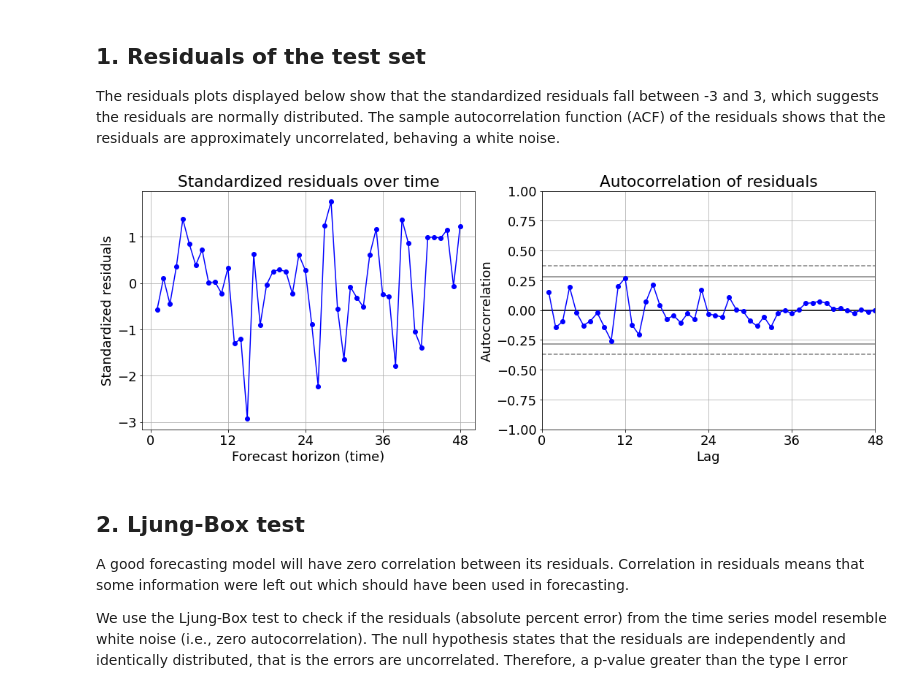
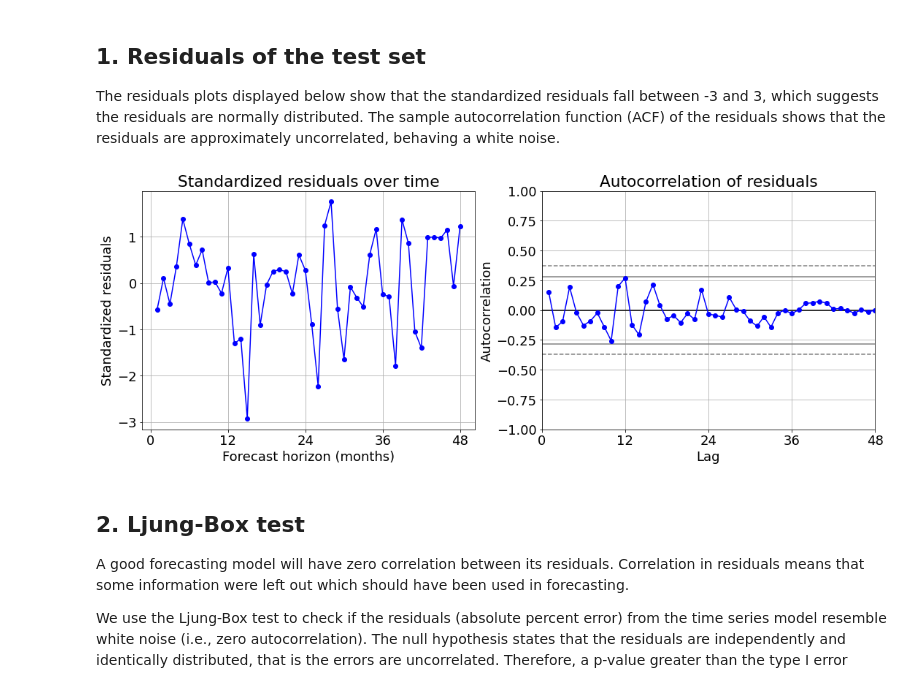
Before and after one commit to Owerre/Time-Series-Forecasting, a Jupyter notebook: fatality-forecast/notebooks/05-gpr.ipynb, the cells around one changed output. Saved outputs shown, nothing was run; the diff lists cells and outputs as text; code cells hidden in the pictures.

```diff
--- a/fatality-forecast/notebooks/05-gpr.ipynb
+++ b/fatality-forecast/notebooks/05-gpr.ipynb
@@ -129,25 +129,25 @@ The residuals plots displayed below show that the standardized residuals fall be
 # %%
 plt.figure(figsize = (18,6))
 residual = y_test-results['yhat']
 rstandard = (residual-np.mean(residual))/np.std(residual)
 ape = np.abs(residual)*100/np.abs(y_test)
 
 plt.subplot(121)
 plt.plot(range(1,len(rstandard)+1), rstandard, color = 'b', marker = 'o')
 plt.grid(True)
-plt.xlabel('Forecast horizon (time)')
+plt.xlabel('Forecast horizon (months)')
 plt.ylabel('Standardized residuals')
 plt.xticks(np.arange(0,len(rstandard)+1,12))
 plt.title('Standardized residuals over time')
 
 plt.subplot(122)
 pd.plotting.autocorrelation_plot(pd.Series(residual), color = 'b', marker = 'o')
 plt.title('Autocorrelation of residuals')
 plt.xticks(np.arange(0,len(residual)+1,12))
 # plt.savefig('../images/figdi.png')
 plt.show()
 # %% [output]
-[figure, old version]
+[figure, new version]
 # %% [markdown]
 ## 2. Ljung-Box test
 
```
Also changed, not shown: 4 other files.
